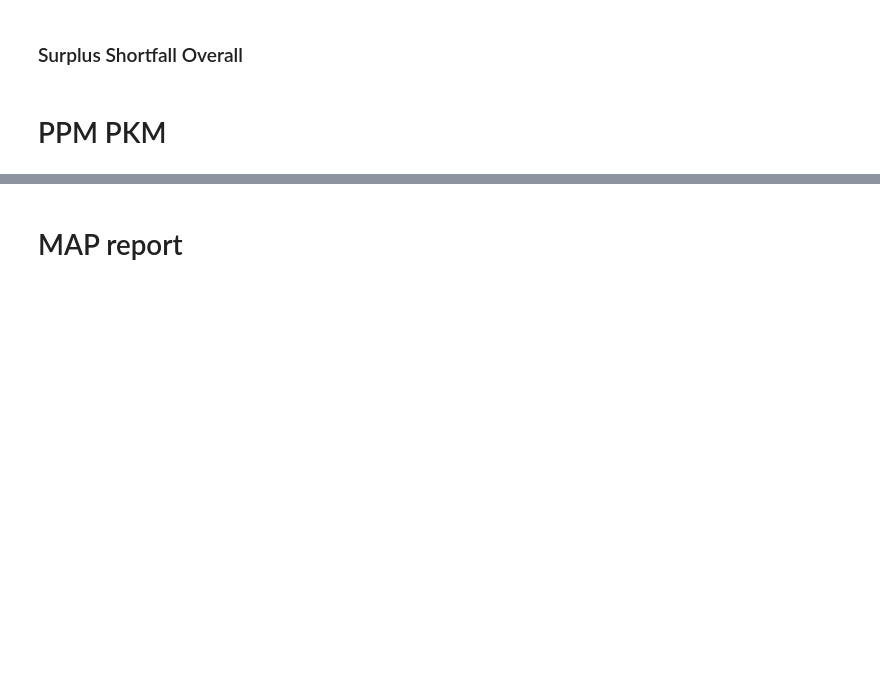
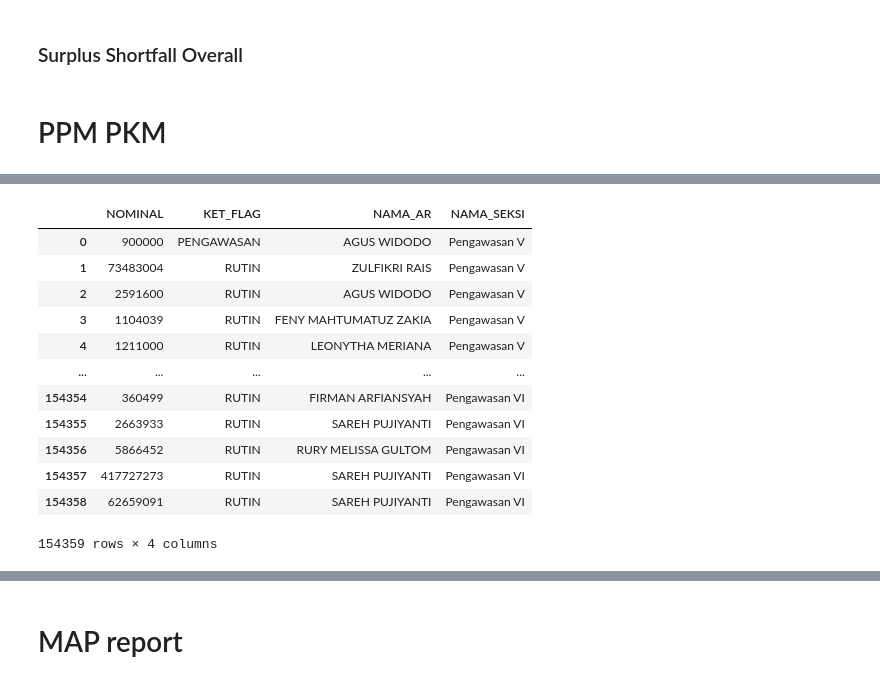
Before and after one commit to Gengsu07/MPNInfo_Notebook, a Jupyter notebook: Laporan Penerimaan/2022_LAPORAN_UPTHISMONTH.ipynb, the cells around one changed output, grey strips where cells are left out. Cells and saved outputs as stored; diff of their text form; code cells hidden in the pictures; blank space fills up the shorter version.

```diff
--- a/Laporan Penerimaan/2022_LAPORAN_UPTHISMONTH.ipynb
+++ b/Laporan Penerimaan/2022_LAPORAN_UPTHISMONTH.ipynb
@@ -349,3 +354,19 @@ ppmpkm['NAMA_SEKSI'].replace('Seksi','',inplace=True)
+# %%
+ppmpkm
+# %% [output]
+|  | NOMINAL | KET_FLAG | NAMA_AR | NAMA_SEKSI |
+| 0 | 900000 | PENGAWASAN | AGUS WIDODO | Pengawasan V |
+| 1 | 73483004 | RUTIN | ZULFIKRI RAIS | Pengawasan V |
+| 2 | 2591600 | RUTIN | AGUS WIDODO | Pengawasan V |
+| 3 | 1104039 | RUTIN | FENY MAHTUMATUZ ZAKIA | Pengawasan V |
+| 4 | 1211000 | RUTIN | LEONYTHA MERIANA | Pengawasan V |
+| ... | ... | ... | ... | ... |
+| 154354 | 360499 | RUTIN | FIRMAN ARFIANSYAH | Pengawasan VI |
+| 154355 | 2663933 | RUTIN | SAREH PUJIYANTI | Pengawasan VI |
+| 154356 | 5866452 | RUTIN | RURY MELISSA GULTOM | Pengawasan VI |
+| 154357 | 417727273 | RUTIN | SAREH PUJIYANTI | Pengawasan VI |
+| 154358 | 62659091 | RUTIN | SAREH PUJIYANTI | Pengawasan VI |
+154359 rows × 4 columns
 # %%
 ppmpkm.rename(columns={'NAMA_SEKSI':'SEKSI','KET_FLAG':'JENIS_PPM_PKM','NOMINAL':'JUMLAH'},inplace=True)
 # %%
```
Also changed, not shown: parts of 12 cells of this notebook, 5 other files.
